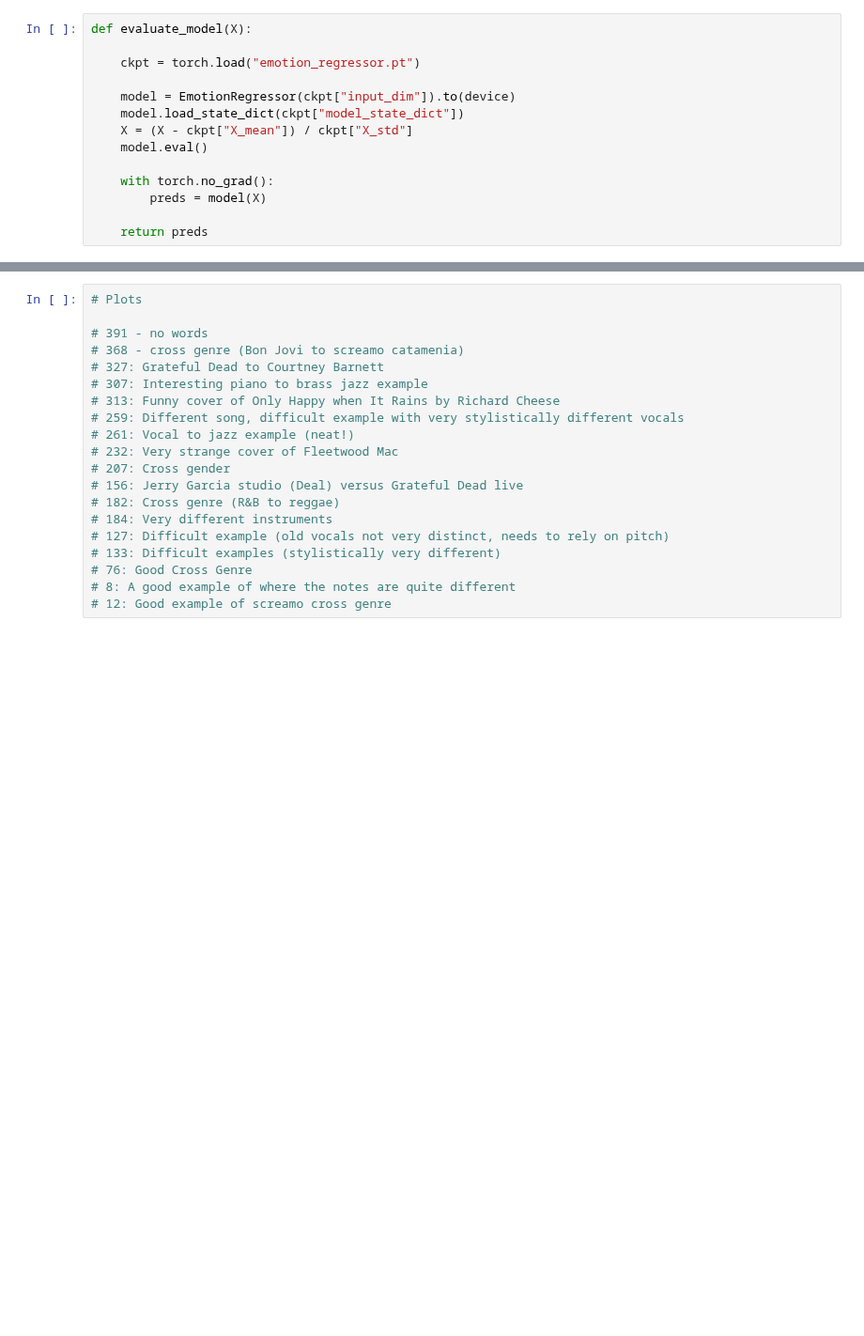
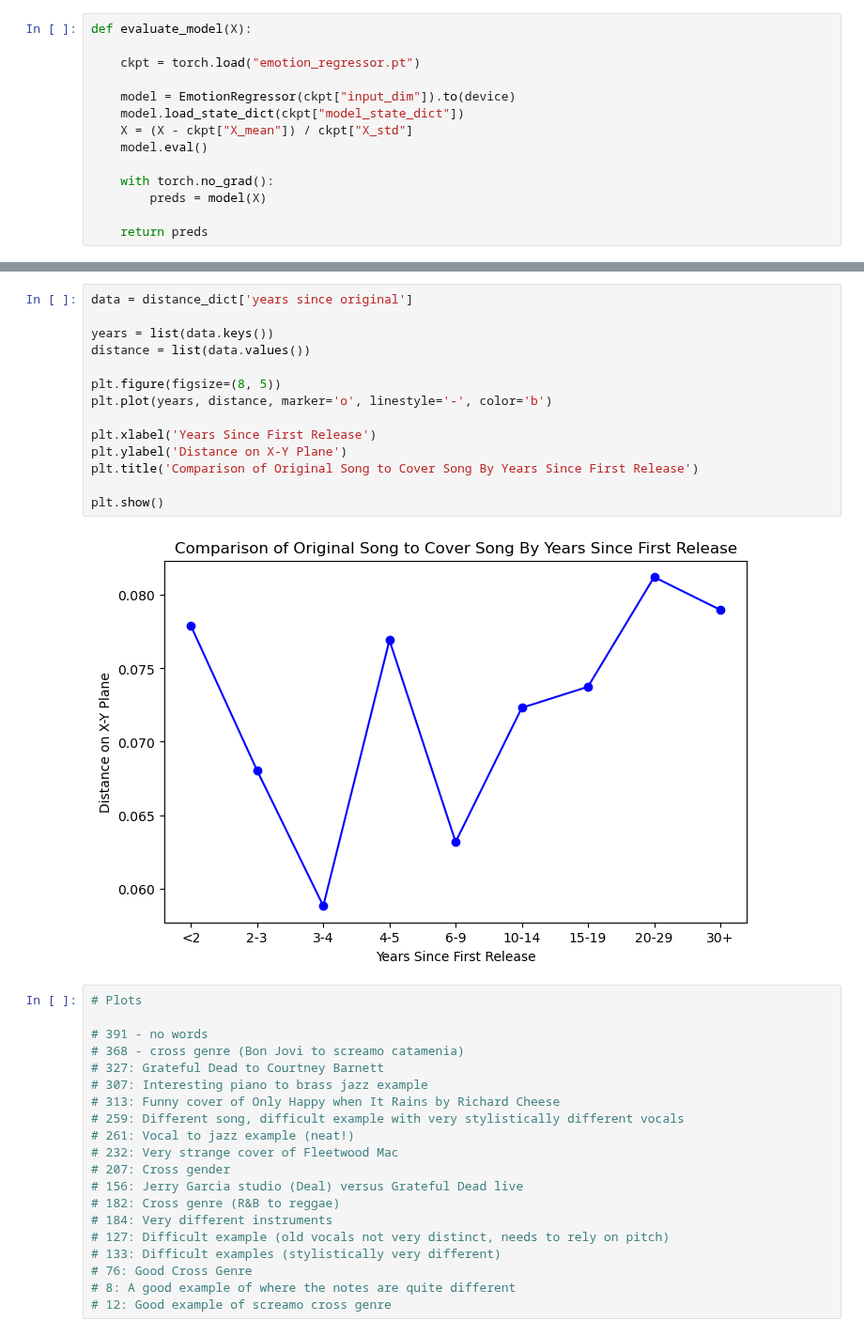
Before and after one commit to sarah-baskin/cover-song-analysis, a Jupyter notebook: covers1000_analysis.ipynb, the cells around one changed output, grey strips where cells are left out. Shown at 94% size. Saved outputs shown, nothing was run; the diff lists cells and outputs as text; blank space fills up the shorter version.

```diff
--- a/covers1000_analysis.ipynb
+++ b/covers1000_analysis.ipynb
@@ -303,3 +458,19 @@ print(distance_dict)
+# %%
+data = distance_dict['years since original']
+
+years = list(data.keys())
+distance = list(data.values())
+
+plt.figure(figsize=(8, 5))
+plt.plot(years, distance, marker='o', linestyle='-', color='b')
+
+plt.xlabel('Years Since First Release')
+plt.ylabel('Distance on X-Y Plane')
+plt.title('Comparison of Original Song to Cover Song By Years Since First Release')
+
+plt.show()
+# %% [output]
+[figure, added]
 # %%
 # Plots
 
```
Also changed, not shown: parts of 14 cells of this notebook.
